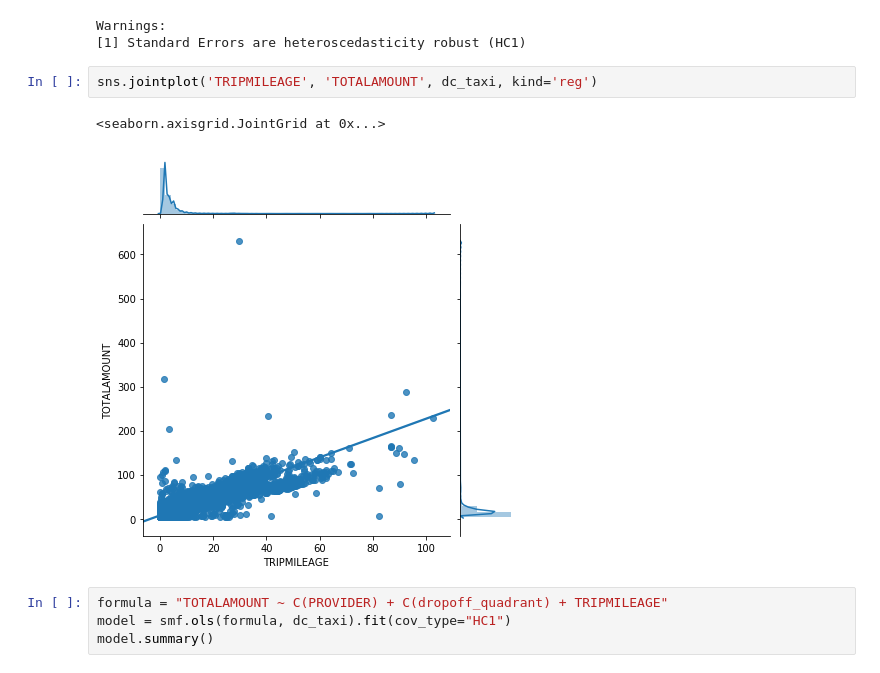
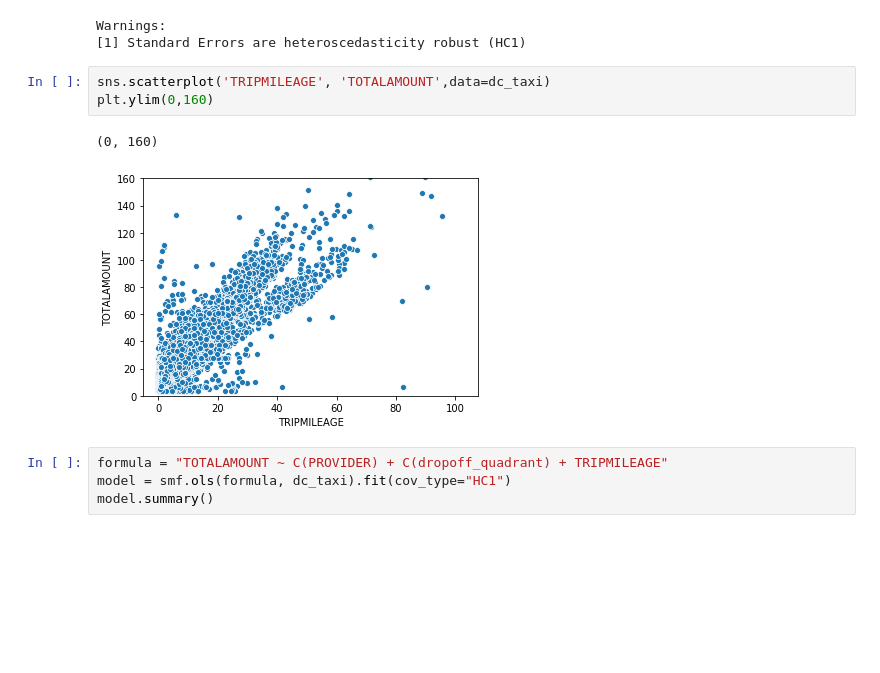
Before and after one commit to keita-dc/FlatironProject4, a Jupyter notebook: DC_taxi_trips.ipynb, the cells around one changed output. Cells and saved outputs as stored; diff of their text form; blank space fills up the shorter version.

```diff
--- a/DC_taxi_trips.ipynb
+++ b/DC_taxi_trips.ipynb
@@ -200,10 +200,11 @@ OLS Regression Results
 Warnings:
 [1] Standard Errors are heteroscedasticity robust (HC1)
 # %%
-sns.jointplot('TRIPMILEAGE', 'TOTALAMOUNT', dc_taxi, kind='reg')
+sns.scatterplot('TRIPMILEAGE', 'TOTALAMOUNT',data=dc_taxi)
+plt.ylim(0,160)
 # %% [output]
-<seaborn.axisgrid.JointGrid at 0x...>
+(0, 160)
-[figure, old version]
+[figure, new version]
 # %%
 formula = "TOTALAMOUNT ~ C(PROVIDER) + C(dropoff_quadrant) + TRIPMILEAGE"
 model = smf.ols(formula, dc_taxi).fit(cov_type="HC1")
```
Also changed, not shown: parts of 9 cells of this notebook.
